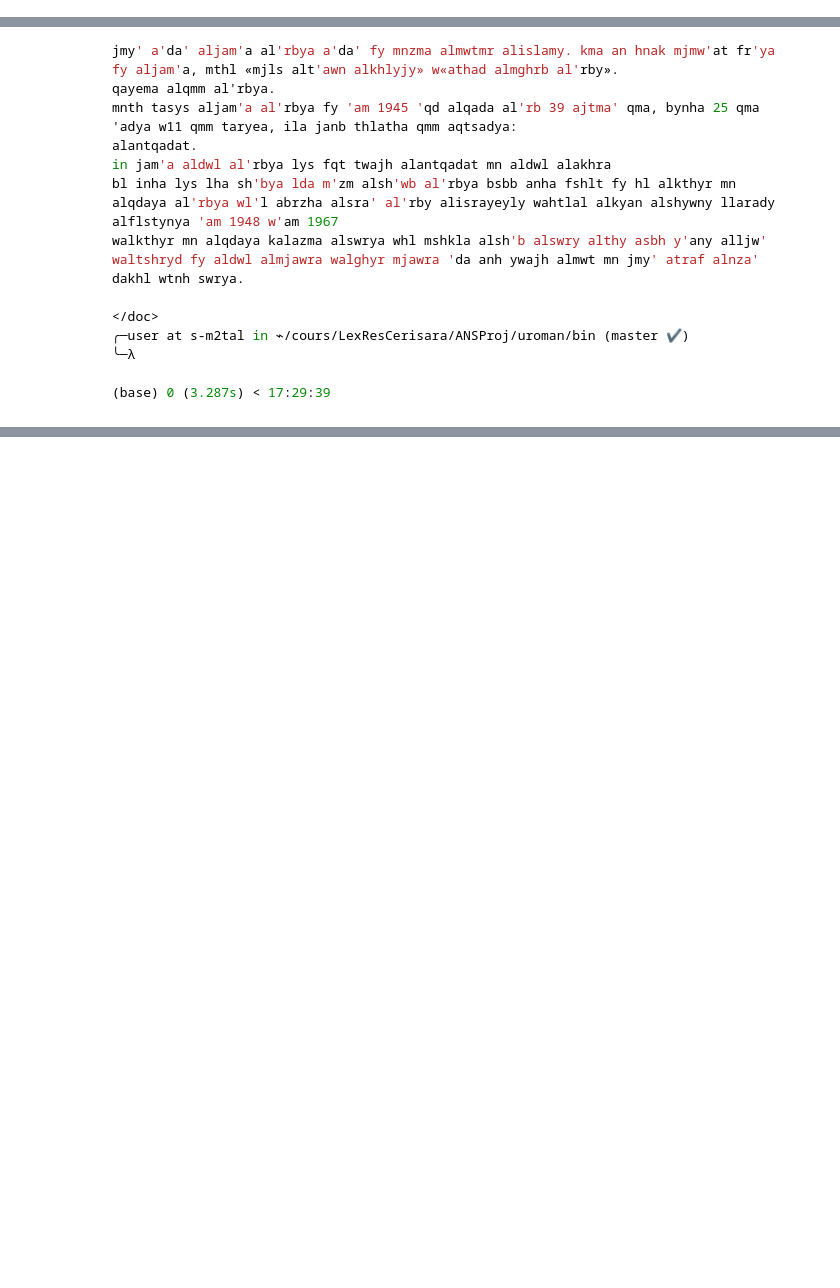
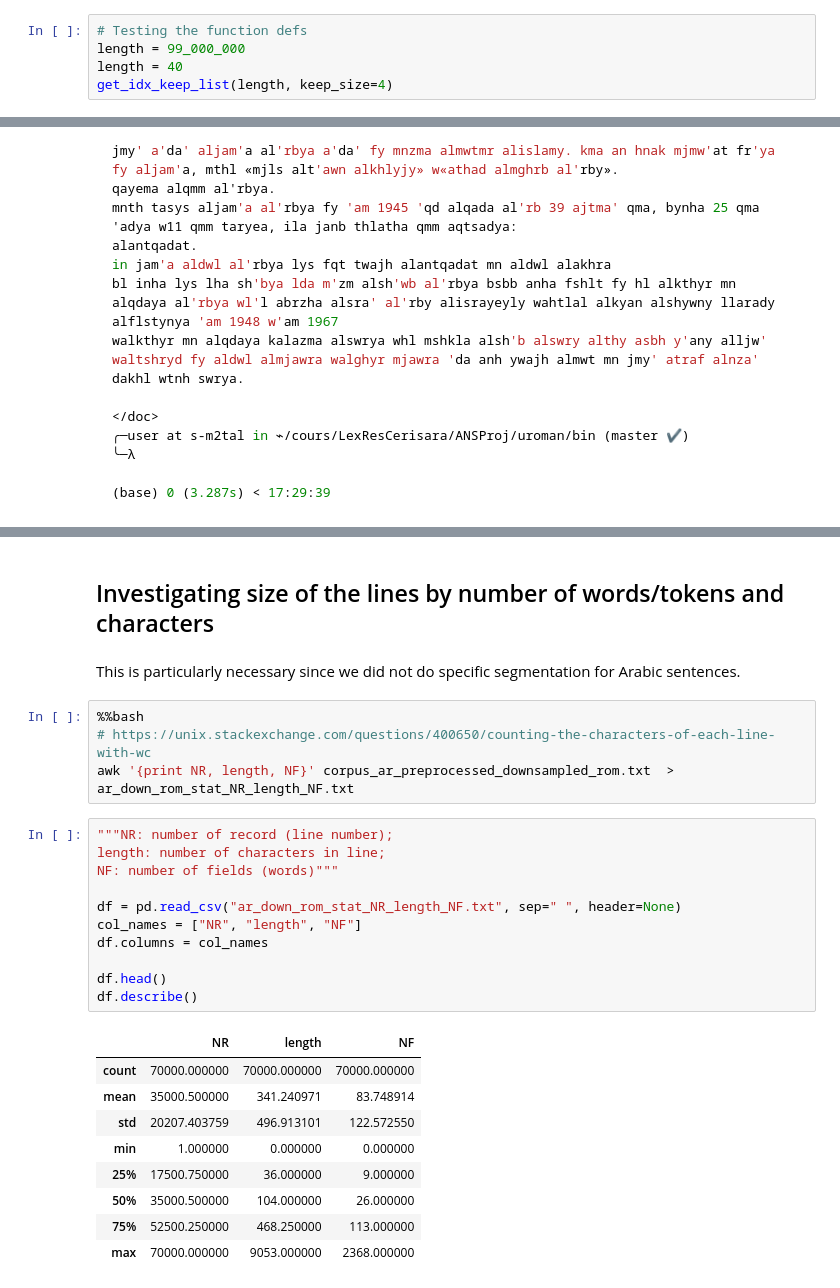
Before and after one commit to 2022-23-M2-NLP-LexRes-ANS/cross_script_MLM, a Jupyter notebook: romanize_arabic.ipynb, the cells around one changed output, grey strips where cells are left out. Saved outputs shown, nothing was run; the diff lists cells and outputs as text; blank space fills up the shorter version.

Commit message:
Romanized Arabic corpus prep more or less done

```diff
--- a/romanize_arabic.ipynb
+++ b/romanize_arabic.ipynb
@@ -210,0 +425,5 @@ Such documents are produced by Wikipedia Extractor .
+# %%
+# Testing the function defs
+length = 99_000_000
+length = 40
+get_idx_keep_list(length, keep_size=4)
@@ -301,0 +639,29 @@ This output so far looks pretty good. Remaining tasks to do:
+# %% [markdown]
+## Investigating size of the lines by number of words/tokens and characters
+# %% [markdown]
+This is particularly necessary since we did not do specific segmentation for Arabic sentences.
+# %%
+%%bash
+# https://unix.stackexchange.com/questions/400650/counting-the-characters-of-each-line-with-wc
+awk '{print NR, length, NF}' corpus_ar_preprocessed_downsampled_rom.txt  > ar_down_rom_stat_NR_length_NF.txt
+# %%
+"""NR: number of record (line number);
+length: number of characters in line;
+NF: number of fields (words)"""
+
+df = pd.read_csv("ar_down_rom_stat_NR_length_NF.txt", sep=" ", header=None)
+col_names = ["NR", "length", "NF"]
+df.columns = col_names
+
+df.head()
+df.describe()
+# %% [output]
+|  | NR | length | NF |
+| count | 70000.000000 | 70000.000000 | 70000.000000 |
+| mean | 35000.500000 | 341.240971 | 83.748914 |
+| std | 20207.403759 | 496.913101 | 122.572550 |
+| min | 1.000000 | 0.000000 | 0.000000 |
+| 25% | 17500.750000 | 36.000000 | 9.000000 |
+| 50% | 35000.500000 | 104.000000 | 26.000000 |
+| 75% | 52500.250000 | 468.250000 | 113.000000 |
+| max | 70000.000000 | 9053.000000 | 2368.000000 |
```
Also changed, not shown: parts of 49 cells of this notebook, 1 other file.
